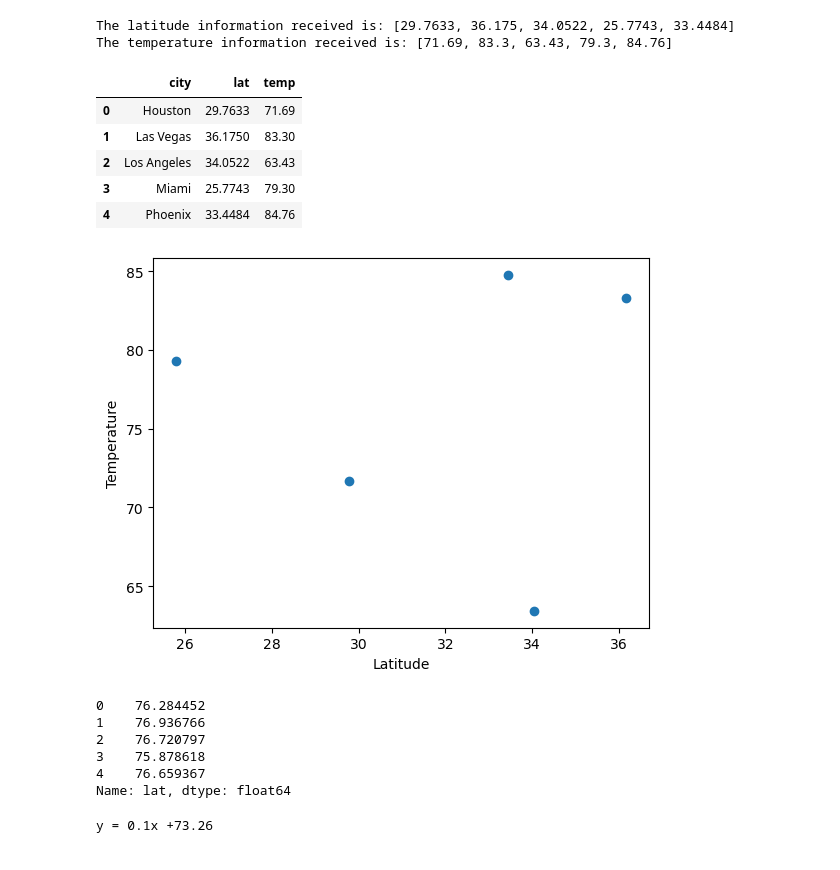
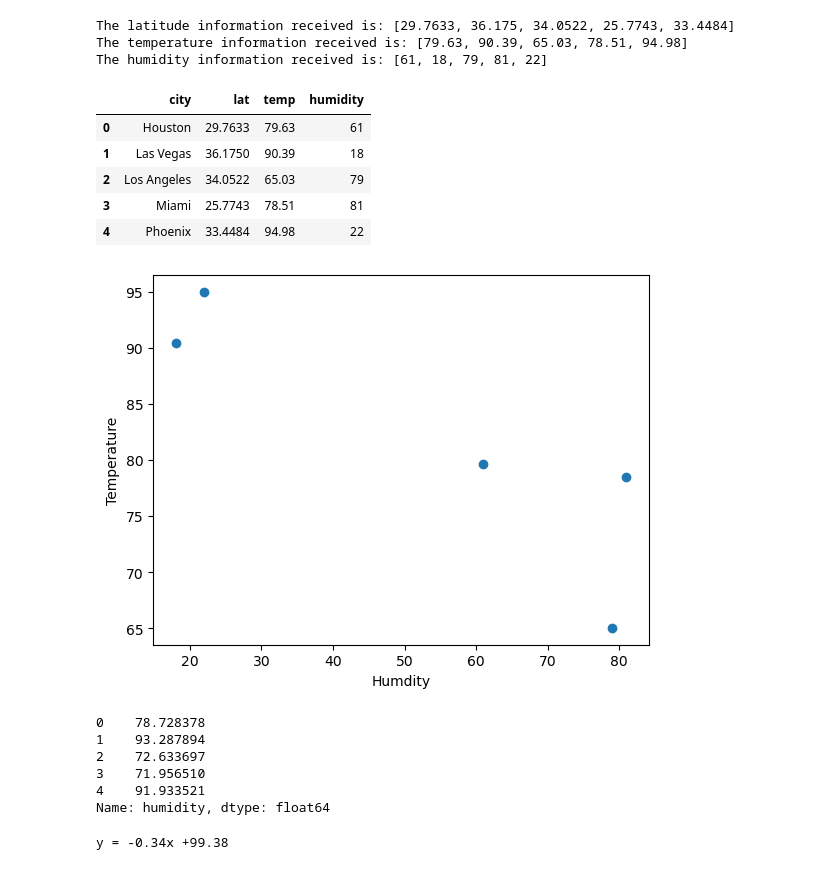
Before and after one commit to Growlman/Group-Project-One, a Jupyter notebook: group_project_one_weather_stats.ipynb, the cells around one changed output. Drawn from its saved outputs; the diff is of its cells as text; code cells hidden in the pictures.

```diff
--- a/group_project_one_weather_stats.ipynb
+++ b/group_project_one_weather_stats.ipynb
@@ -19,64 +19,69 @@ cities = ["Houston", "Las Vegas", "Los Angeles", "Miami", "Phoenix",]
 # set up lists to hold reponse info
 lat = []
 temp = []
-
+humidity = []
 # Loop through the list of cities and perform a request for data on each
 for city in cities:
     response = requests.get(query_url + city).json()
     lat.append(response['coord']['lat'])
     temp.append(response['main']['temp'])
+    humidity.append(response['main']['humidity'])
+
 
 print(f"The latitude information received is: {lat}")
 print(f"The temperature information received is: {temp}")
+print(f"The humidity information received is: {humidity}")
 # %% [output]
 The latitude information received is: [29.7633, 36.175, 34.0522, 25.7743, 33.4484]
-The temperature information received is: [71.69, 83.3, 63.43, 79.3, 84.76]
+The temperature information received is: [79.63, 90.39, 65.03, 78.51, 94.98]
+The humidity information received is: [61, 18, 79, 81, 22]
 # %%
 # create a data frame from cities, lat, and temp
 weather_dict = {
     "city": cities,
     "lat": lat,
-    "temp": temp
+    "temp": temp,
+    "humidity": humidity
 }
 weather_data = pd.DataFrame(weather_dict)
 weather_data
 # %% [output]
-|  | city | lat | temp |
-| 0 | Houston | 29.7633 | 71.69 |
-| 1 | Las Vegas | 36.1750 | 83.30 |
-| 2 | Los Angeles | 34.0522 | 63.43 |
-| 3 | Miami | 25.7743 | 79.30 |
-| 4 | Phoenix | 33.4484 | 84.76 |
+|  | city | lat | temp | humidity |
+| 0 | Houston | 29.7633 | 79.63 | 61 |
+| 1 | Las Vegas | 36.1750 | 90.39 | 18 |
+| 2 | Los Angeles | 34.0522 | 65.03 | 79 |
+| 3 | Miami | 25.7743 | 78.51 | 81 |
+| 4 | Phoenix | 33.4484 | 94.98 | 22 |
 # %%
 # Create a Scatter Plot for temperature vs latitude
-x_values = weather_data['lat']
+x_values = weather_data['humidity']
 y_values = weather_data['temp']
 plt.scatter(x_values,y_values)
-plt.xlabel('Latitude')
+plt.xlabel('Humdity')
 plt.ylabel('Temperature')
 plt.show()
 # %% [output]
-[figure, old version]
+[figure, new version]
 # %%
-# Perform a linear regression on temperature vs. latitude
+# Perform a linear regression on temperature vs. humidity
 (slope, intercept, rvalue, pvalue, stderr) = stats.linregress(x_values, y_values)
 
 # Get regression values
 regress_values = x_values * slope + intercept
 print(regress_values)
 # %% [output]
-0    76.284452
-1    76.936766
-2    76.720797
-3    75.878618
-4    76.659367
-Name: lat, dtype: float64
+0    78.728378
+1    93.287894
+2    72.633697
+3    71.956510
+4    91.933521
+Name: humidity, dtype: float64
 # %%
 # Create line equation string
 line_eq = "y = " + str(round(slope,2)) + "x +" + str(round(intercept,2))
 print(line_eq)
 # %% [output]
-y = 0.1x +73.26
+y = -0.34x +99.38
 # %%
 # Create Plot
 plt.scatter(x_values,y_values)
```
Also changed, not shown: parts of 1 cell of this notebook.
